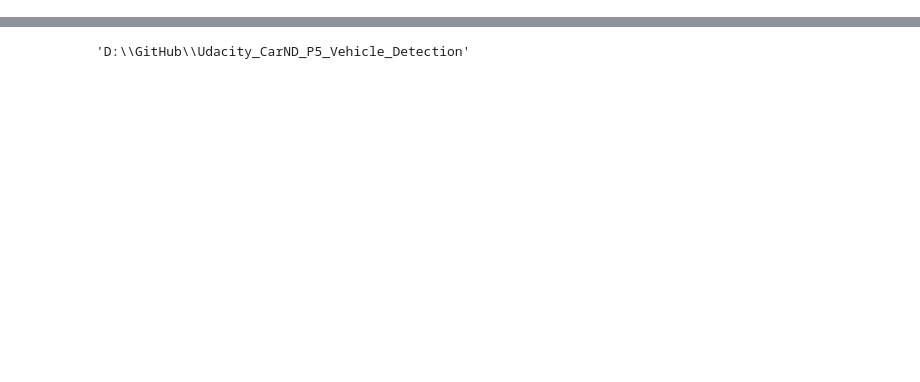
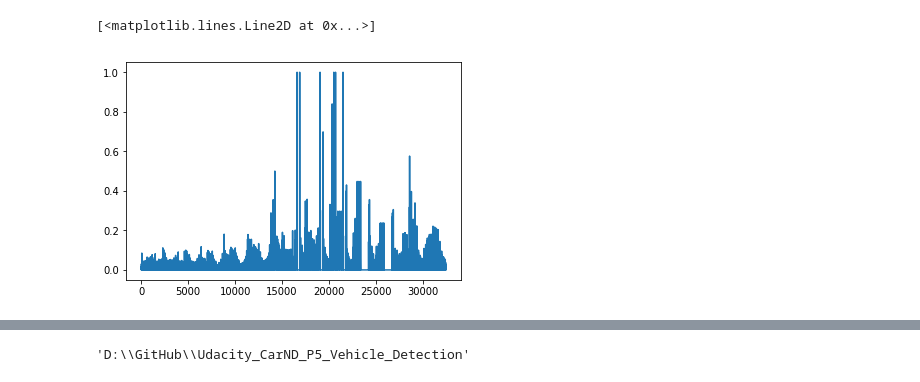
Before and after one commit to GinYoshida/Udacity_CarND_P5_Vehicle_Detection, a Jupyter notebook: Code_test.ipynb, the cells around one changed output, grey strips where cells are left out. Cells and saved outputs as stored; diff of their text form; code cells hidden in the pictures; blank space fills up the shorter version.

```diff
--- a/Code_test.ipynb
+++ b/Code_test.ipynb
@@ -11,0 +115,24 @@ import os
+# %%
+import random
+def data_list_creator():
+    # Read in cars and notcars
+    images_car_far = glob.glob('../image_data_Udacity_CarND_P5/vehicles/GTI_Far/*.png')
+    images_car_left = glob.glob('../image_data_Udacity_CarND_P5/vehicles/GTI_Left/*.png')
+    images_car_MiddleClose = glob.glob('../image_data_Udacity_CarND_P5/vehicles/GTI_MiddleClose/*.png')
+    images_car_right = glob.glob('../image_data_Udacity_CarND_P5/vehicles/GTI_Right/*.png')
+    images_car_KITTI_extracted = glob.glob('../image_data_Udacity_CarND_P5/vehicles/KITTI_extracted/*.png')
+    images_noncar_Extras = glob.glob('../image_data_Udacity_CarND_P5/non-vehicles/Extras/*.png')
+    images_noncar_GIT = glob.glob('../image_data_Udacity_CarND_P5/non-vehicles/GTI/*.png')
+
+    cars = images_car_far + images_car_left + images_car_MiddleClose + images_car_right + images_car_KITTI_extracted
+    # + images_car_right + images_car_KITTI_extracted
+    notcars = images_noncar_Extras + images_noncar_GIT
+    print('Number of cars:{}, Number of non-cars: {}'.format(len(cars),len(notcars)))
+
+    # Shuffle original data
+    random.shuffle(cars)  # length is 8792
+    random.shuffle(notcars)  # length is 8968
+
+    return cars,notcars
+# %%
+cars, noncars = data_list_creator()
@@ -11,0 +191,5 @@ import os
+# %%
+plt.plot(feature)
+# %% [output]
+[<matplotlib.lines.Line2D at 0x...>]
+[figure, added]
```
Also changed, not shown: parts of 34 cells of this notebook, 10 other files.
